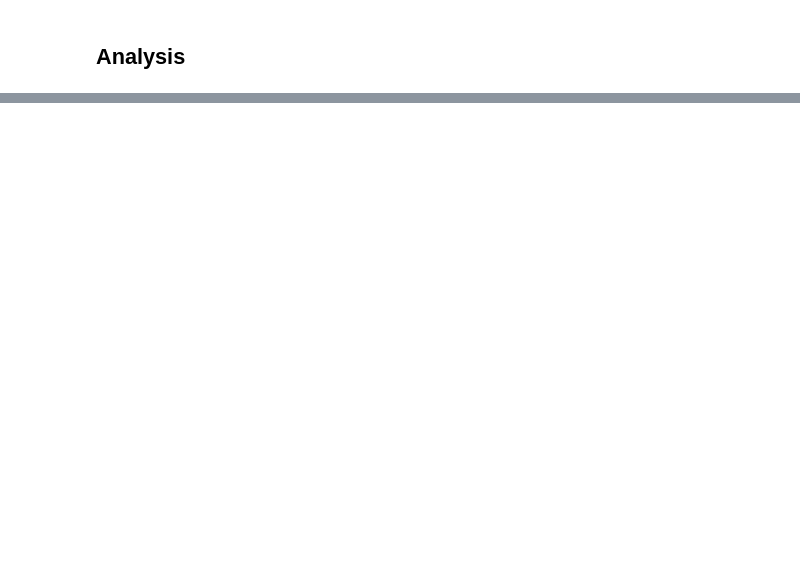
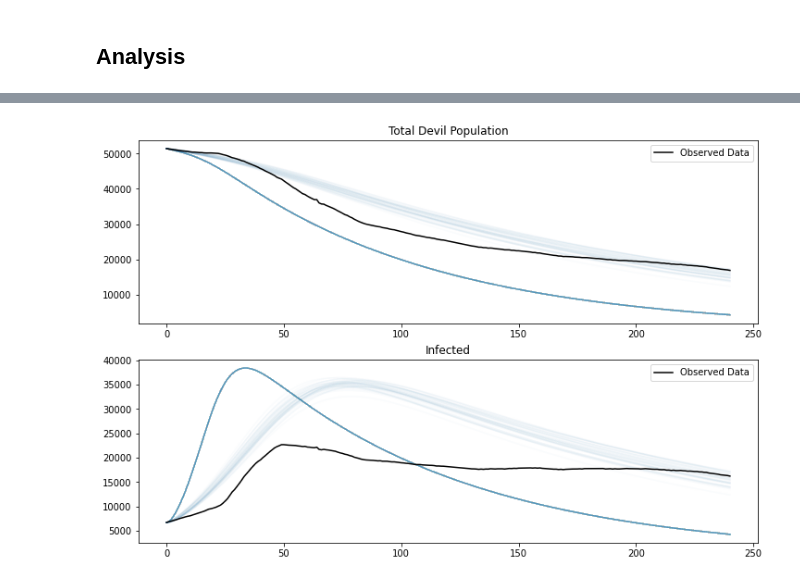
Before and after one commit to StochSS/devils_dftd_modeling, a Jupyter notebook: Devils.proj/devils_v1.0.wkgp/devils_v1.0.ipynb, the cells around one changed output, grey strips where cells are left out. Drawn from its saved outputs; the diff is of its cells as text; code cells hidden in the pictures; blank space fills up the shorter version.

Commit message:
more altering to model, attempting to reach a fit to the paper data, but still pretty far off

```diff
--- a/Devils.proj/devils_v1.0.wkgp/devils_v1.0.ipynb
+++ b/Devils.proj/devils_v1.0.wkgp/devils_v1.0.ipynb
@@ -100,19 +103,20 @@ from dask.distributed import Client
 # %%
 import pandas as pd
 
-pop_data = pd.read_csv('../year_data/total_devil_population_data.csv')
+pop_data = pd.read_csv('../month_data/total_devil_population_data.csv')
 devil_pop = np.array(pop_data['Population'].iloc[:].values)
 init_devils_pop = devil_pop[0]
 model.listOfSpecies['Devils'].initial_value = init_devils_pop
+# model.listOfParameters['K'].initial_value = init_devils_pop
 
-dfdt_data = pd.read_csv('../year_data/DFDT_occupancy_data.csv')
+dfdt_data = pd.read_csv('../month_data/DFDT_occupancy_data.csv')
 dfdt_concentration = np.array(dfdt_data['Concentration'].iloc[:].values)
 dfdt_pop = devil_pop * dfdt_concentration
 init_dfdt_pop = dfdt_pop[0]
 model.listOfSpecies['I'].initial_value = init_dfdt_pop
 
 r_pop = init_devils_pop - init_dfdt_pop
-init_e_pop = r_pop * (dfdt_concentration[0] * 2)
+init_e_pop = 0
 init_s_pop = r_pop - init_e_pop
 model.listOfSpecies['S'].initial_value = init_s_pop
 model.listOfSpecies['E'].initial_value = init_e_pop
@@ -126,0 +132,3 @@ plt.plot(model.tspan, dfdt_pop)
+# %%
+results = model.run(solver=ODESolver)
+results.plotplotly(included_species_list=['Devils', 'I'])
@@ -130,9 +140,11 @@ plt.plot(model.tspan, dfdt_pop)
 # take default from mode 1 as reference
 default_param = np.array(list(model.listOfParameters.items()))[:, 1]
 
+parameter_names = []
 bound = []
 for exp in default_param:
     bound.append(float(exp.expression))
+    parameter_names.append(exp.name)
 
 # Set the bounds
 bound = np.array(bound)
@@ -213,11 +239,11 @@ for i in range(posterior.shape[1]):
             if i == j:
                 ax[i,j].hist(posterior[:,i], bins = 'auto')
                 ax[i,j].axvline(np.median(posterior[:,i]), color = 'C1')
-                ax[i,j].set_xlim(lower_bounds[i], upper_bounds[i])
+                ax[i,j].set_xlim(dmin[i], dmax[i])
             else:
                 ax[i,j].scatter(posterior[:,j], posterior[:,i])
-                ax[i,j].set_ylim(lower_bounds[i], upper_bounds[i])
-                ax[i,j].set_xlim(lower_bounds[j], upper_bounds[j])
+                ax[i,j].set_ylim(dmin[i], dmax[i])
+                ax[i,j].set_xlim(dmin[j], dmax[j])
     ax[i,0].set_ylabel(parameter_names[i])
     ax[0,i].set_title(parameter_names[i])
 fig.set_size_inches(10,10)
@@ -225,13 +253,15 @@ fig.tight_layout()
 # %%
 fig, ax = plt.subplots(2)
 for i in range(posterior.shape[0]):
     res = simulator2(posterior[i,:])
     ax[0].plot(res[0,0,:], color = 'C0', alpha = 0.02)
     ax[1].plot(res[0,1,:], color = 'C0', alpha = 0.02)
-ax[0].plot(obs_data[0,0,:], color = 'black', label = 'Observed Data')
-ax[1].plot(obs_data[0,1,:], color = 'black', label = 'Observed Data')
+ax[0].plot(obs[0,0,:], color = 'black', label = 'Observed Data')
+ax[1].plot(obs[0,1,:], color = 'black', label = 'Observed Data')
 ax[0].set_title("Total Devil Population")
 ax[1].set_title("Infected")
 ax[0].legend()
 ax[1].legend()
 fig.set_size_inches(12, 8)
+# %% [output]
+[figure, added]
```
Also changed, not shown: parts of 13 cells of this notebook.
